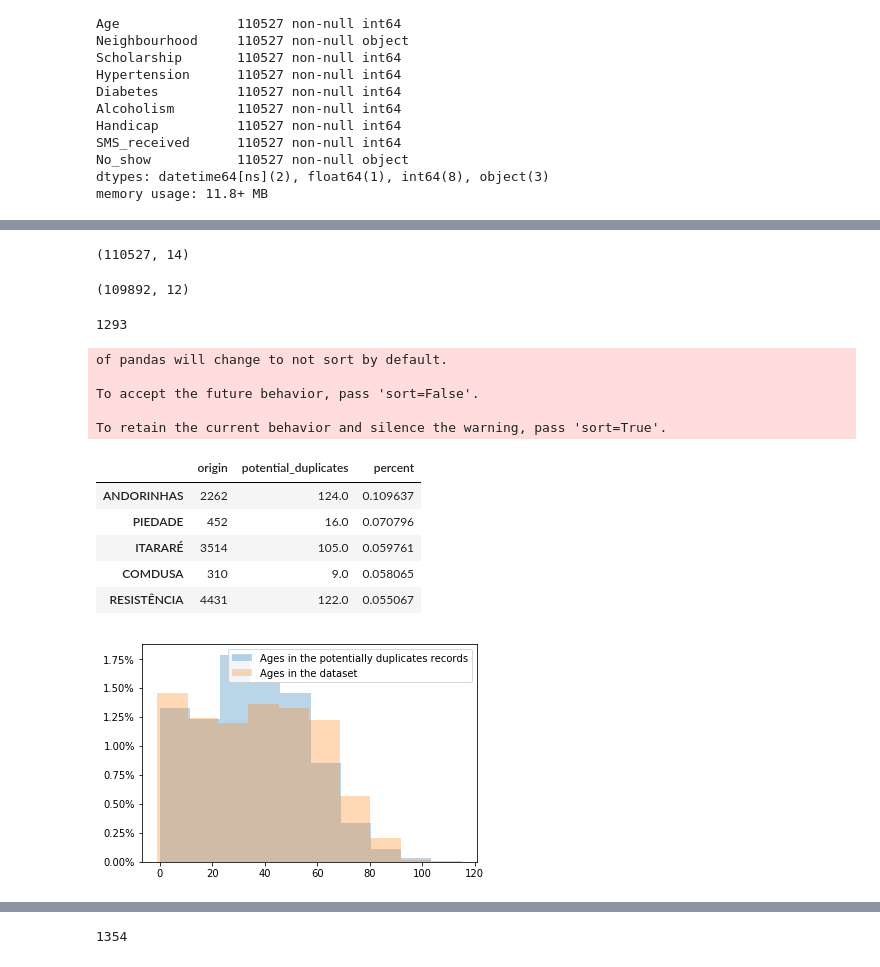
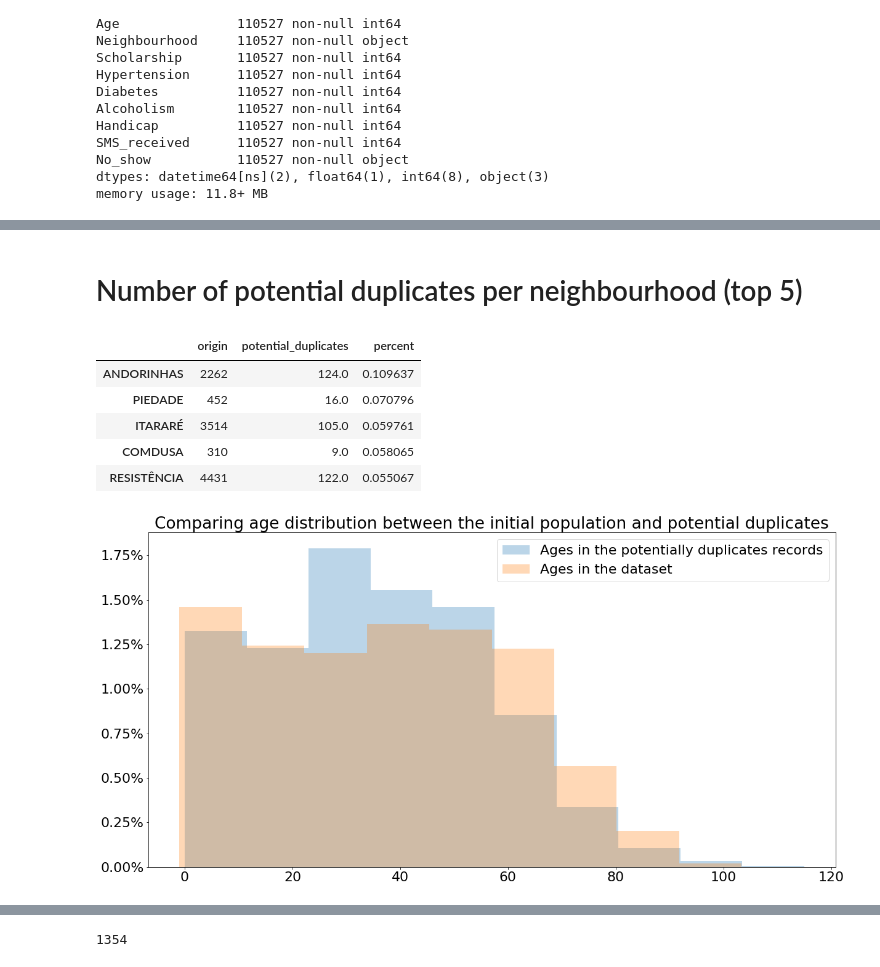
Before and after one commit to percevalve/test, a Jupyter notebook: no_show_rate.ipynb, the cells around one changed output, grey strips where cells are left out. Cells and saved outputs as stored; diff of their text form; code cells hidden in the pictures.

Commit message:
More images and text

```diff
--- a/no_show_rate.ipynb
+++ b/no_show_rate.ipynb
@@ -102,33 +102,20 @@ There are potential duplcates in all age group. The exact distribution is differ
 Looking at the distribution of the week number for the duplicates, there is no particular moment for those duplicates.
 
 To move forward, [we will drop the duplicates](#drop), taking into acount lines that requires input (No Show and SMS-Received).
-# %%
-print(original.shape)
-original.drop(["AppointmentID","PatientId"],axis=1).drop_duplicates().shape
-# %% [output]
-(110527, 14)
-(109892, 12)
 # %%
 find_dup = original\
     .groupby(['Gender', 'ScheduledDay','AppointmentDay', 'Age',
               'Neighbourhood', 'Scholarship', 'Hypertension','Diabetes',
               'Alcoholism', 'Handicap'])["AppointmentID"].count()
-
-len(find_dup[find_dup>1])
-# %% [output]
-1293
+# %% [markdown]
+# Number of potential duplicates per neighbourhood (top 5)
 # %%
 compare_dup = pd.concat([original.Neighbourhood.value_counts(),
-            find_dup[find_dup>1].reset_index().Neighbourhood.value_counts()], axis=1).fillna(0)
+            find_dup[find_dup>1].reset_index().Neighbourhood.value_counts()],sort=False, axis=1).fillna(0)
 compare_dup.columns = ['origin', 'potential_duplicates']
 compare_dup["percent"] = (compare_dup.potential_duplicates*2)/compare_dup.origin
 compare_dup.sort_values(["percent"],ascending=False).head()
 # %% [output]
-of pandas will change to not sort by default.
-
-To accept the future behavior, pass 'sort=False'.
-
-To retain the current behavior and silence the warning, pass 'sort=True'.
 |  | origin | potential_duplicates | percent |
 | ANDORINHAS | 2262 | 124.0 | 0.109637 |
 | PIEDADE | 452 | 16.0 | 0.070796 |
@@ -138,8 +125,9 @@ To retain the current behavior and silence the warning, pass 'sort=True'.
 # %%
 plt.hist(find_dup[find_dup>1].reset_index().Age,alpha=0.3,density=True,label="Ages in the potentially duplicates records")
 plt.hist(original.Age,alpha=0.3,density=True,label="Ages in the dataset")
 plt.legend()
 plt.gca().yaxis.set_major_formatter(PercentFormatter(xmax=1))
+plt.title("Comparing age distribution between the initial population and potential duplicates");
 # %% [output]
-[figure, old version]
+[figure, new version]
 # %%
```
Also changed, not shown: parts of 39 cells of this notebook.
